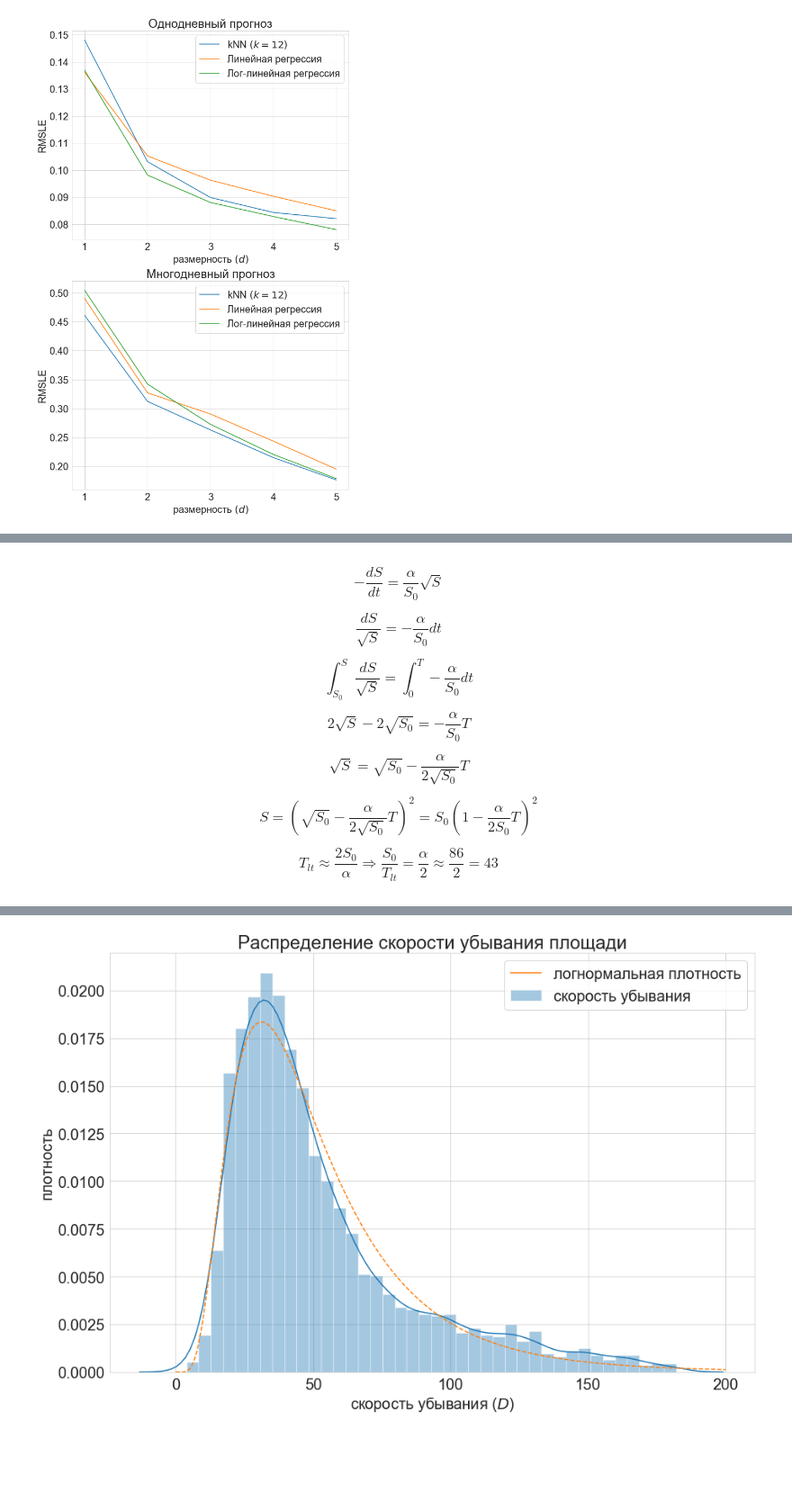
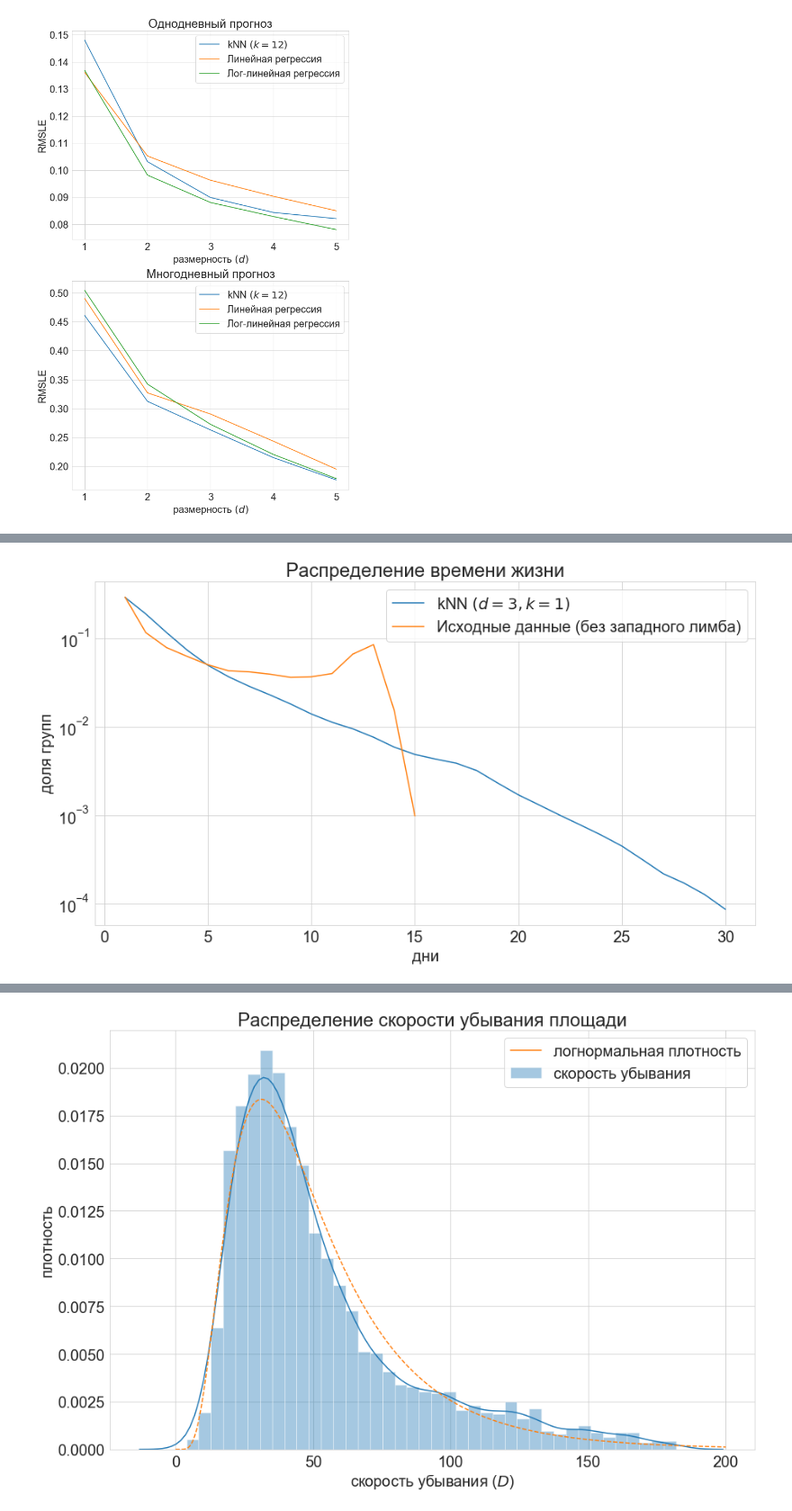
Before and after one commit to isadrtdinov/Solar-Activity, a Jupyter notebook: experiments.ipynb, the cells around one changed output, grey strips where cells are left out. Shown at 90% size. Saved outputs shown, nothing was run; the diff lists cells and outputs as text; code cells hidden in the pictures; blank space fills up the shorter version.

```diff
--- a/experimental.ipynb
+++ b/experiments.ipynb
@@ -634,3 +301,8 @@ multidim_regr.fit(train_histories)
+# %%
+new_histories = np.zeros((histories_to_predict.shape[0], 40))
+new_histories[~right_mask, :histories_to_predict.shape[1]] = histories_to_predict[~right_mask]
+new_histories[right_mask] = predict_histories(multidim_regr, histories_to_predict[right_mask], 4,
+                                              filter_area=45.0, max_lifetime=40)
 # %%
 def predict_histories(regressor, sequences, length, threshold=1.0, filter_area=45.0, max_lifetime=30):
     predicts = np.full((sequences.shape[0], max_lifetime), np.nan)
@@ -648,7 +320,15 @@ def predict_histories(regressor, sequences, length, threshold=1.0, filter_area=4
 def get_lifetimes(predicts, length):
     return length + np.argmin(predicts[:, length:], axis=1) - (predicts[:, :length] == 0).sum(axis=1)
 # %%
-new_histories = np.zeros((histories_to_predict.shape[0], 30))
-new_histories[~right_mask, :histories_to_predict.shape[1]] = histories_to_predict[~right_mask]
-new_histories[right_mask] = predict_histories(multidim_regr, histories_to_predict[right_mask], 4,
-                                              filter_area=45.0, max_lifetime=30)
+def lifetime_distr(histories_to_predict, left_mask, right_mask, max_dim, n_neighbors):
+    multidim_regr = MultiDimensionalRegressor(regressor=KNeighborsRegressor, fit_decrease=True,
+                                          dimensions=np.arange(1, max_dim + 1), n_neighbors=n_neighbors)
+    multidim_regr.fit(train_histories)
+    new_histories = np.zeros((histories_to_predict.shape[0], 40))
+    new_histories[~right_mask, :histories_to_predict.shape[1]] = histories_to_predict[~right_mask]
+    new_histories[right_mask] = predict_histories(multidim_regr, histories_to_predict[right_mask], max_dim,
+                                              filter_area=45.0, max_lifetime=40)
+    lifetimes = get_lifetimes(new_histories[left_mask], max_dim)
+    unique, counts = np.unique(lifetimes, return_counts=True)
+    counts = counts / counts.sum()
+    return counts
@@ -674,28 +335,25 @@ plt.show()
-# %% [markdown]
-$$
--\frac{dS}{dt} = \frac{\alpha}{S_0} \sqrt{S}
-$$
-
-$$
-\frac{dS}{\sqrt{S}} = -\frac{\alpha}{S_0} dt
-$$
-
-$$
-\int_{S_0}^{S}\frac{dS}{\sqrt{S}} = \int_{0}^{T}-\frac{\alpha}{S_0} dt
-$$
-
-$$
-2\sqrt{S} - 2\sqrt{S_0} = -\frac{\alpha}{S_0} T
-$$
-
-$$
-\sqrt{S} = \sqrt{S_0} - \frac{\alpha}{2 \sqrt{S_0}} T
-$$
-
-$$
-S = \left(\sqrt{S_0} - \frac{\alpha}{2 \sqrt{S_0}} T \right)^2 = S_0 \left(1 - \frac{\alpha}{2 S_0} T \right)^2
-$$
-
-$$
-T_{lt} \approx \frac{2 S_0}{\alpha} \Rightarrow \frac{S_0}{T_{lt}} = \frac{\alpha}{2} \approx \frac{86}{2} = 43
-$$
+# %%
+plt.figure(figsize=(15, 8))
+
+lifetimes = lifetime_distr(histories_to_predict, left_mask, right_mask,
+                           max_dim=3, n_neighbors=1)
+dates = np.arange(1, lifetimes.size + 1)
+lifetimes = np.exp(gaussian_filter1d(np.log(lifetimes), 1))
+sns.lineplot(dates, lifetimes, label='kNN $(d=3, k=1)$')
+
+lifetimes = get_lifetimes(np.nan_to_num(histories_to_predict), 3)
+unique, counts = np.unique(lifetimes, return_counts=True)
+counts = counts / counts.sum()
+dates = np.arange(1, counts.size + 1)
+sns.lineplot(dates, counts, label='Исходные данные (без западного лимба)')
+
+#plt.xscale('log')
+plt.yscale('log')
+plt.xlabel('дни')
+plt.ylabel('доля групп')
+plt.legend()
+plt.title('Распределение времени жизни')
+plt.savefig('images/lifetime (init & algo)')
+plt.show()
+# %% [output]
+[figure, added]
```
Also changed, not shown: parts of 53 cells of this notebook, 14 other files.
